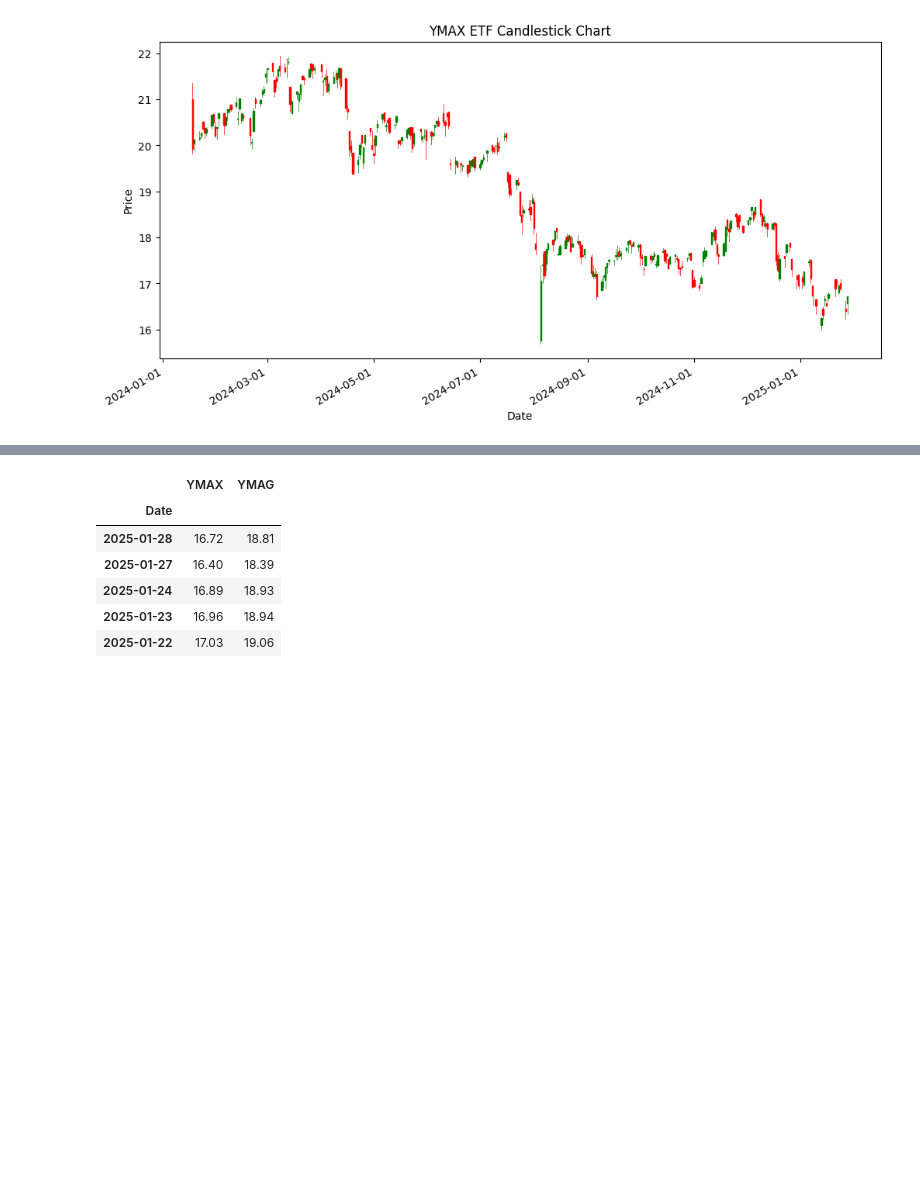
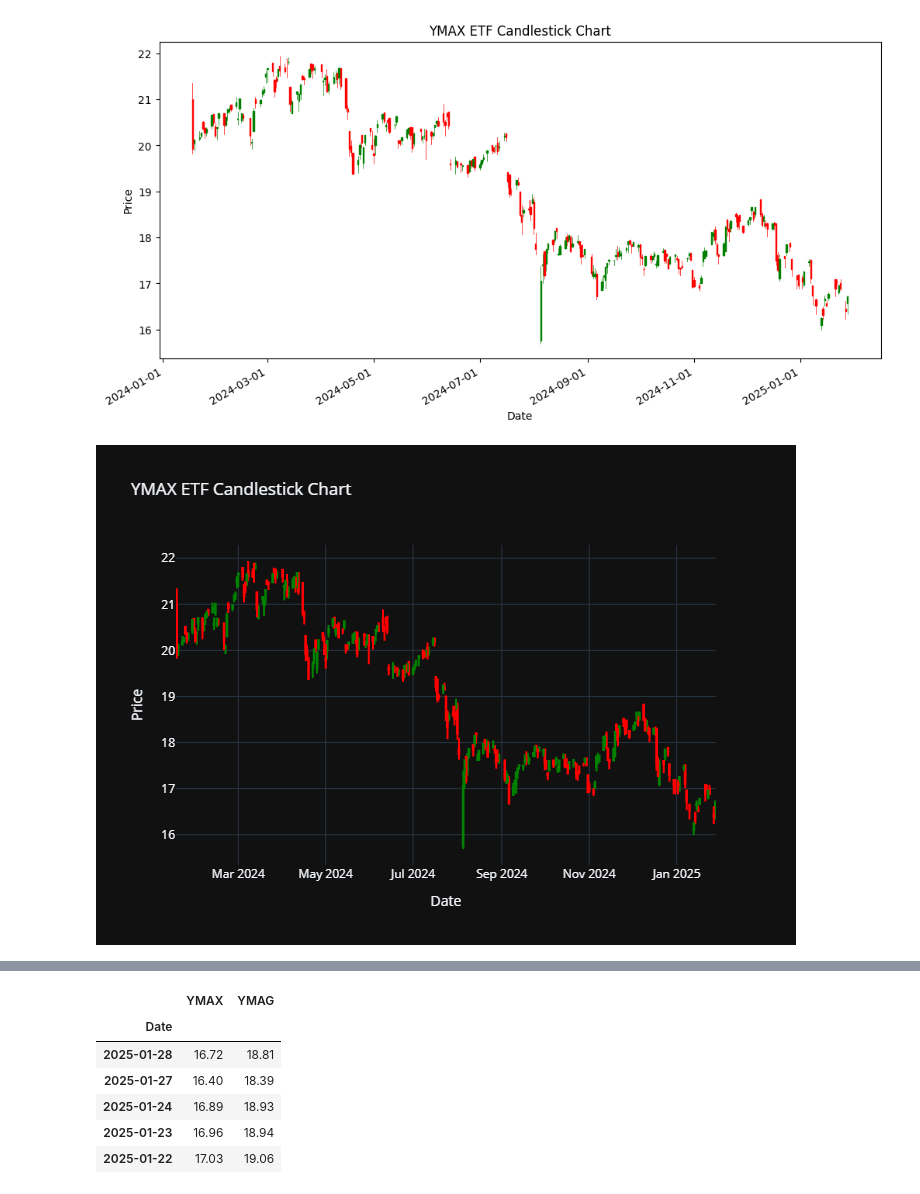
Before and after one commit to BensonMunene/Ratios-Strategy-App, a Jupyter notebook: Codes/Backtester Algorithm1.ipynb, the cells around one changed output, grey strips where cells are left out. Cells and saved outputs as stored; diff of their text form; code cells hidden in the pictures; blank space fills up the shorter version.

```diff
--- a/Codes/Backtester Algorithm1.ipynb
+++ b/Codes/Backtester Algorithm1.ipynb
@@ -132,3 +135,12 @@ fig.show()
+# %%
+# Save figures as PNG images and import
+fig.write_image("YMAX ETF Candlestick Chart.png")
+YMAX_ETF_Candlestick = Image.open("YMAX ETF Candlestick Chart.png")
+
+# Display images in the notebook
+display.display(YMAX_ETF_Candlestick)
+# %% [output]
+[figure, added]
 # %%
 # Convert index to datetime if it's not already
 YMAG.index = pd.to_datetime(YMAG.index)
```
Also changed, not shown: parts of 10 cells of this notebook, 8 other files.
